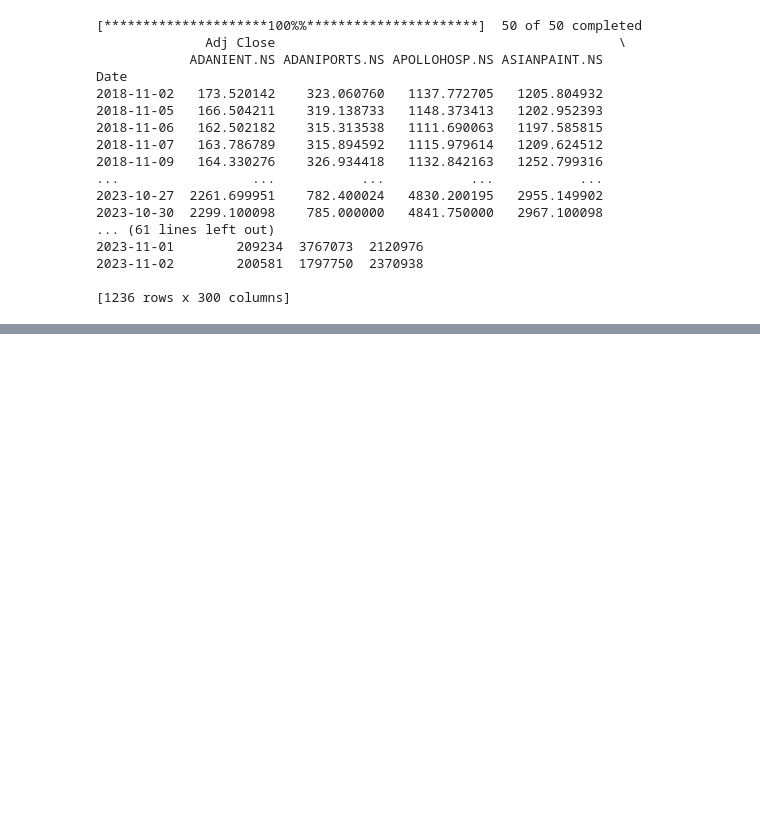
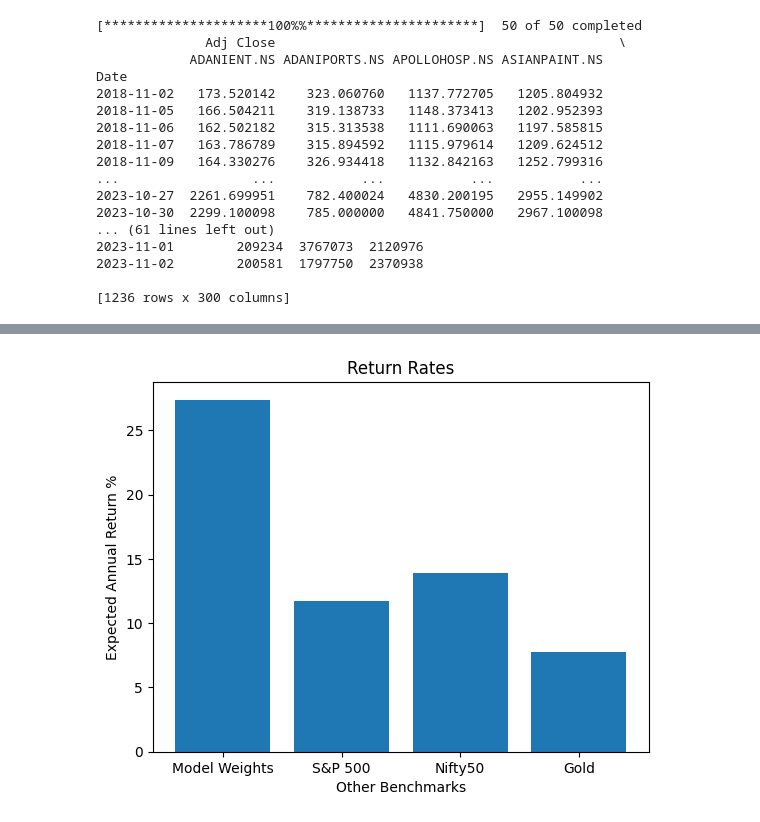
Before and after one commit to Kushagra-1071/Portfolio_Optimization, a Jupyter notebook: Portfolio_Optimization.ipynb, the cells around one changed output, grey strips where cells are left out. Saved outputs shown, nothing was run; the diff lists cells and outputs as text; code cells hidden in the pictures; blank space fills up the shorter version.

```diff
--- a/Portfolio_Optimization.ipynb
+++ b/Portfolio_Optimization.ipynb
@@ -132,0 +227,12 @@ ValueError: ignored
+# %%
+#Comparing annual returns obtained to other asset class
+returns=[optimal_portfolio_return*100,11.76,13.9,7.78]
+index=['Model Weights','S&P 500','Nifty50','Gold']
+plt.bar(index,returns)
+plt.title('Return Rates')
+plt.xlabel('Other Benchmarks')
+plt.ylabel('Expected Annual Return %')
+
+plt.show()
+# %% [output]
+[figure, added]
```
Also changed, not shown: parts of 11 cells of this notebook.
